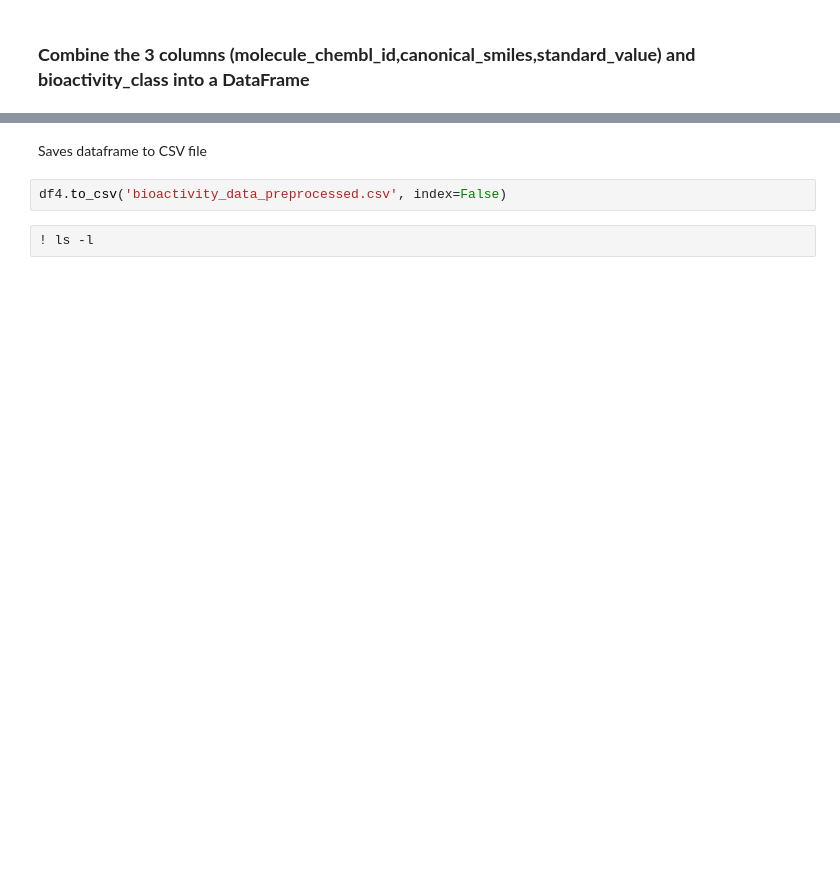
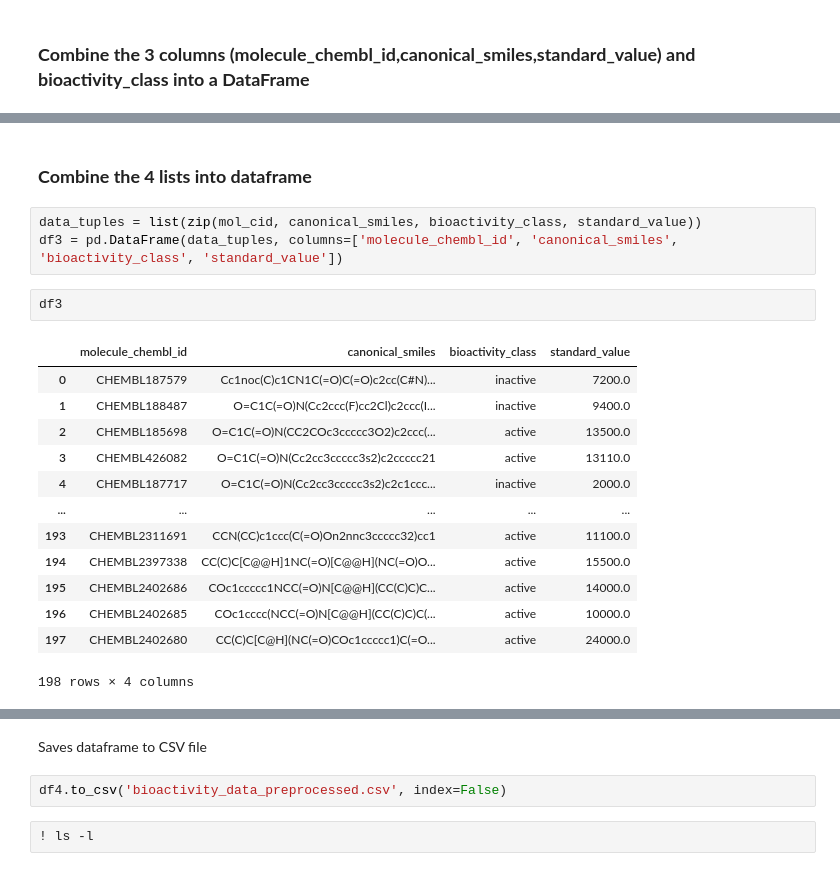
Before and after one commit to 2AAG1/Bioinformatics_practice, a Jupyter notebook: python/CDD_ML_Part_1_Bioactivity_Data_Concised.ipynb, the cells around one changed output, grey strips where cells are left out. Saved outputs shown, nothing was run; the diff lists cells and outputs as text; blank space fills up the shorter version.

```diff
--- a/python/CDD_ML_Part_1_Bioactivity_Data_Concised.ipynb
+++ b/python/CDD_ML_Part_1_Bioactivity_Data_Concised.ipynb
@@ -175,3 +347,24 @@ df3
+# %% [markdown]
+### **Combine the 4 lists into dataframe**
+# %%
+data_tuples = list(zip(mol_cid, canonical_smiles, bioactivity_class, standard_value))
+df3 = pd.DataFrame(data_tuples, columns=['molecule_chembl_id', 'canonical_smiles', 'bioactivity_class', 'standard_value'])
+# %%
+df3
+# %% [output]
+|  | molecule_chembl_id | canonical_smiles | bioactivity_class | standard_value |
+| 0 | CHEMBL187579 | Cc1noc(C)c1CN1C(=O)C(=O)c2cc(C#N)... | inactive | 7200.0 |
+| 1 | CHEMBL188487 | O=C1C(=O)N(Cc2ccc(F)cc2Cl)c2ccc(I... | inactive | 9400.0 |
+| 2 | CHEMBL185698 | O=C1C(=O)N(CC2COc3ccccc3O2)c2ccc(... | active | 13500.0 |
+| 3 | CHEMBL426082 | O=C1C(=O)N(Cc2cc3ccccc3s2)c2ccccc21 | active | 13110.0 |
+| 4 | CHEMBL187717 | O=C1C(=O)N(Cc2cc3ccccc3s2)c2c1ccc... | inactive | 2000.0 |
+| ... | ... | ... | ... | ... |
+| 193 | CHEMBL2311691 | CCN(CC)c1ccc(C(=O)On2nnc3ccccc32)cc1 | active | 11100.0 |
+| 194 | CHEMBL2397338 | CC(C)C[C@@H]1NC(=O)[C@@H](NC(=O)O... | active | 15500.0 |
+| 195 | CHEMBL2402686 | COc1ccccc1NCC(=O)N[C@@H](CC(C)C)C... | active | 14000.0 |
+| 196 | CHEMBL2402685 | COc1cccc(NCC(=O)N[C@@H](CC(C)C)C(... | active | 10000.0 |
+| 197 | CHEMBL2402680 | CC(C)C[C@H](NC(=O)COc1ccccc1)C(=O... | active | 24000.0 |
+198 rows × 4 columns
 # %%
 bioactivity_class = pd.Series(bioactivity_class, name='bioactivity_class')
 df4 = pd.concat([df3, bioactivity_class], axis=1)
```
Also changed, not shown: parts of 28 cells of this notebook.
